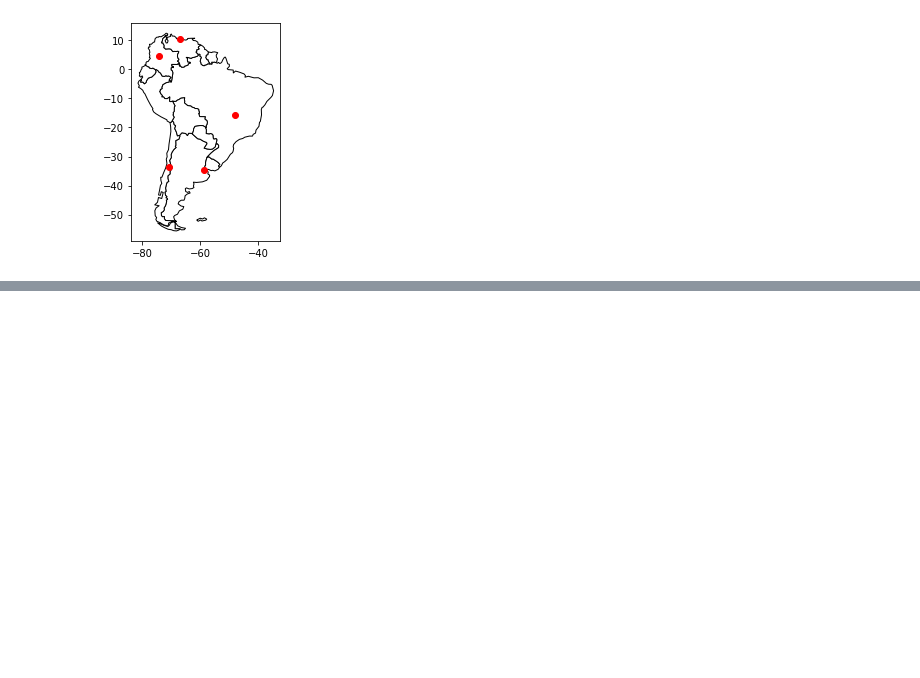
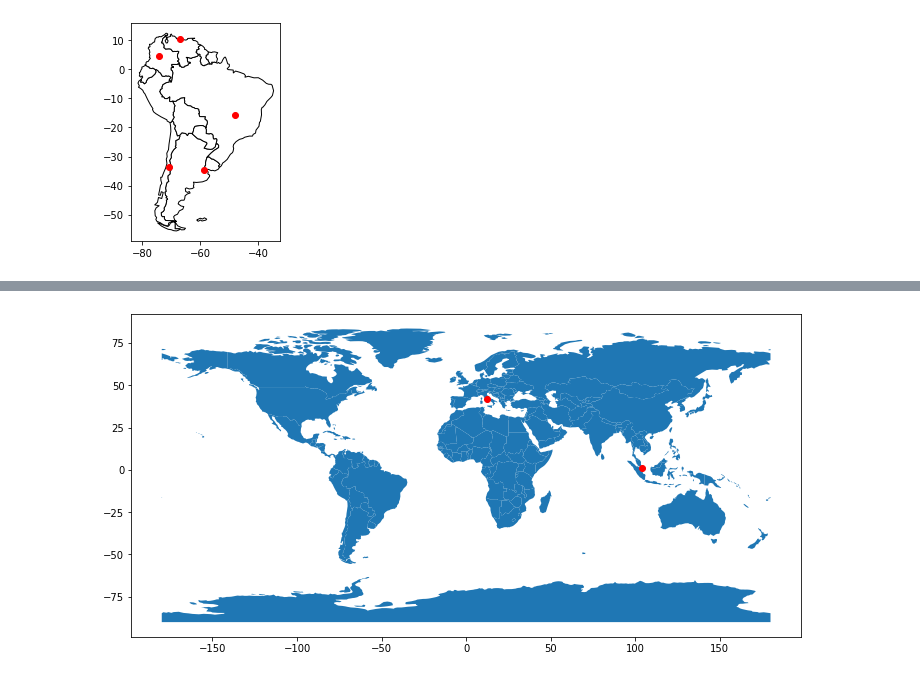
Before and after one commit to erichenschel/pluralSight_featureEngineering, a Jupyter notebook: WorkingWithGeospatialData.ipynb, the cells around one changed output, grey strips where cells are left out. Saved outputs shown, nothing was run; the diff lists cells and outputs as text; code cells hidden in the pictures; blank space fills up the shorter version.

```diff
--- a/WorkingWithGeospatialData.ipynb
+++ b/WorkingWithGeospatialData.ipynb
@@ -51,0 +142,8 @@ countries = geopandas.read_file('')
+# %%
+ax = countries.plot(figsize=(12, 6))
+
+two_cities.plot(ax = ax, color = 'r')
+
+plt.show()
+# %% [output]
+[figure, added]
```
Also changed, not shown: parts of 16 cells of this notebook.
